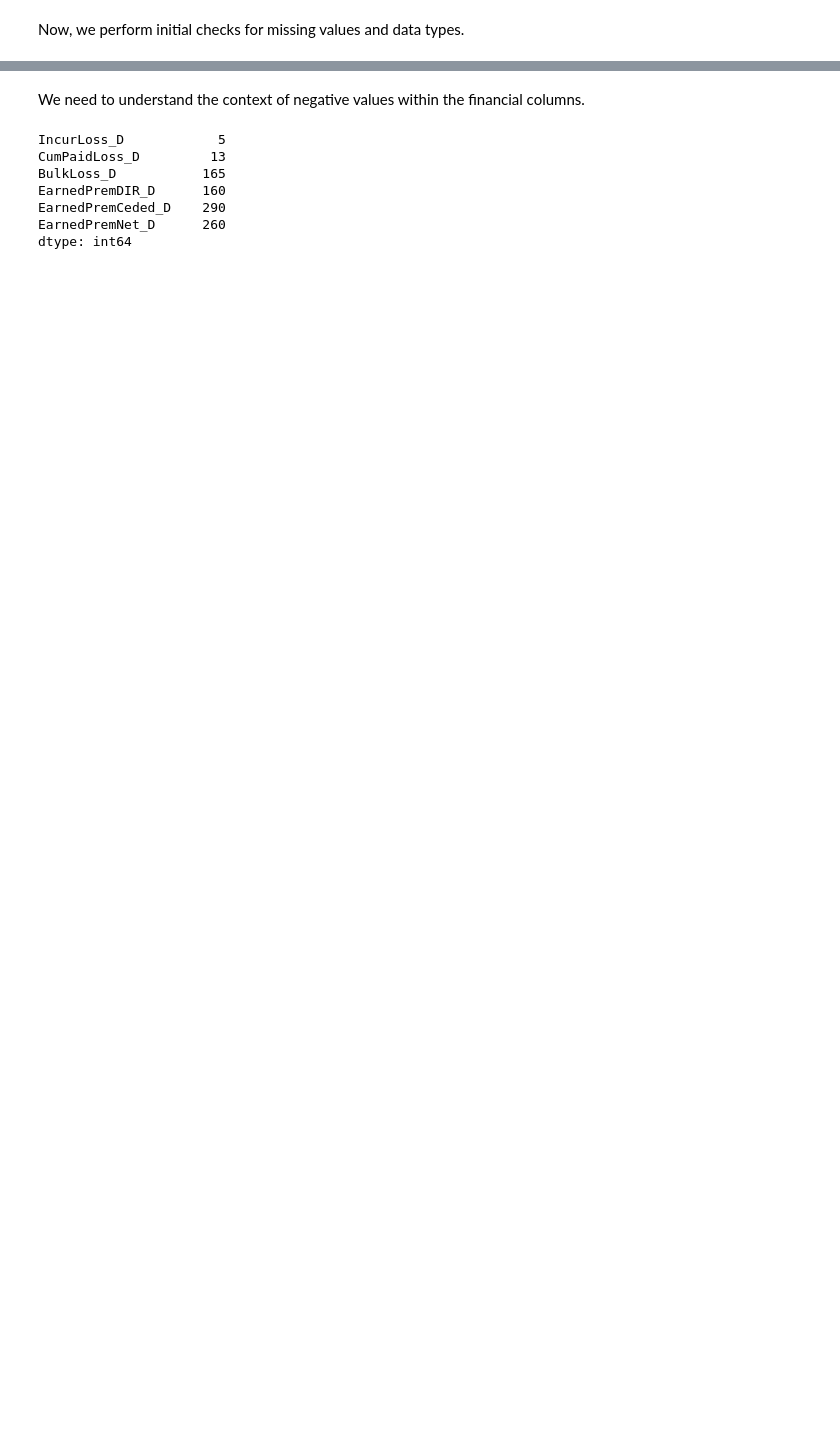
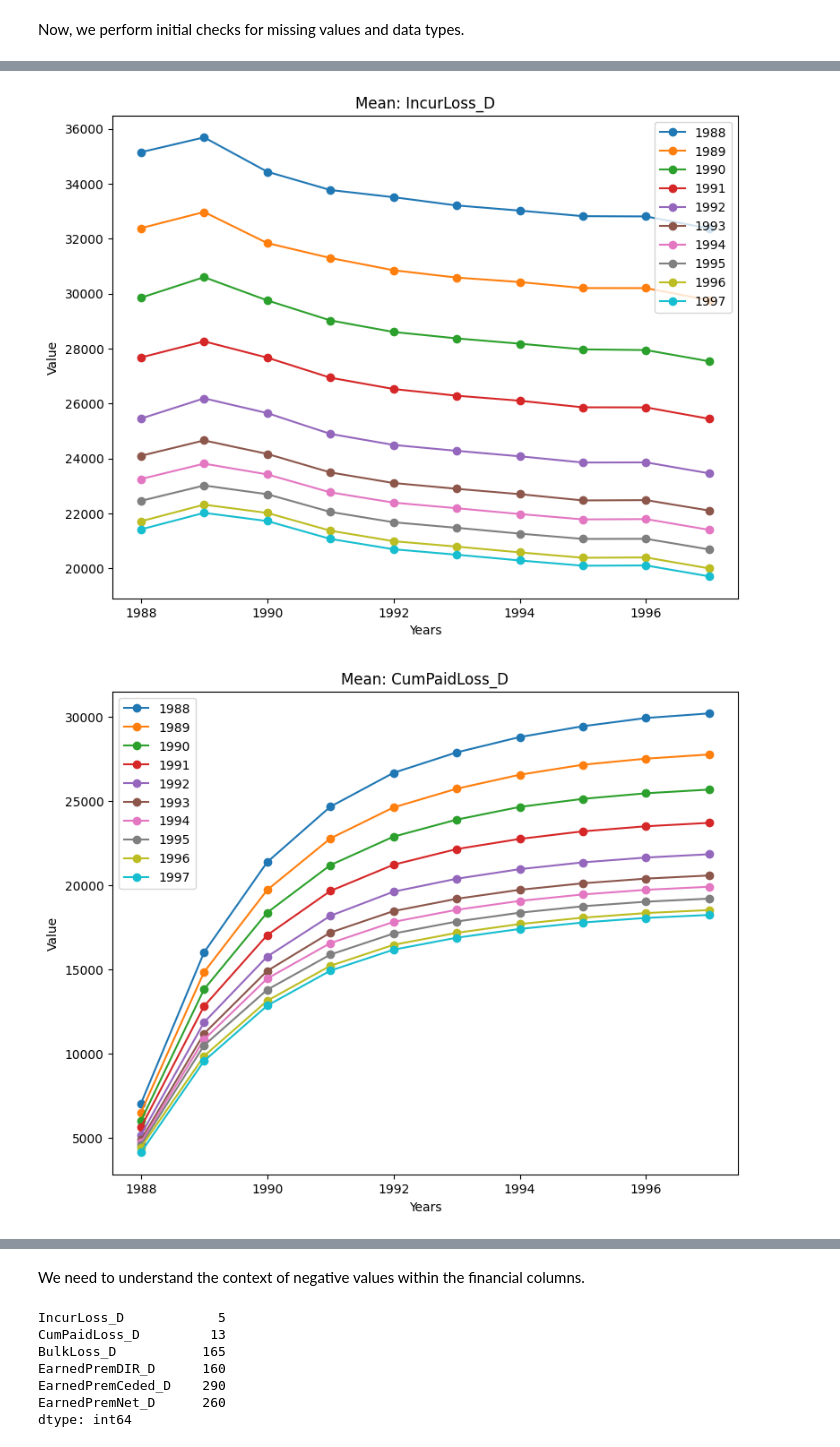
Before and after one commit to JuanLara18/Actuarial-DataMined-Provisiones, a Jupyter notebook: notebooks/Actuarial_Reserving_Analysis_with_Chain_Ladder_Method.ipynb, the cells around one changed output, grey strips where cells are left out. Drawn from its saved outputs; the diff is of its cells as text; code cells hidden in the pictures; blank space fills up the shorter version.

```diff
--- a/notebooks/Actuarial_Reserving_Analysis_with_Chain_Ladder_Method.ipynb
+++ b/notebooks/Actuarial_Reserving_Analysis_with_Chain_Ladder_Method.ipynb
@@ -156,0 +166,34 @@ for variable, array in DataComplete.items():
+# %%
+# Find the basics statistics component by component for each variable
+Means_C = {}
+for variable, array in DataComplete.items():
+  Means_C[variable] = pd.concat(array).groupby(level=0).mean()
+
+Var_C = {}
+for variable, array in DataComplete.items():
+  Var_C[variable] = pd.concat(array).groupby(level=0).var()
+
+Min_C = {}
+for variable, array in DataComplete.items():
+  Min_C[variable] = pd.concat(array).groupby(level=0).min()
+
+Max_C = {}
+for variable, array in DataComplete.items():
+  Max_C[variable] = pd.concat(array).groupby(level=0).max()
+
+Median_C = {}
+for variable, array in DataComplete.items():
+  Median_C[variable] = pd.concat(array).groupby(level=0).median()
+# %%
+# Export the graphs of the basis statistics
+for var in Important_Variables:
+  DrawGraph(Means_C[var], 'Mean: ' + var)
+
+for var in Important_Variables:
+  DrawGraph(Var_C[var], 'Variance: ' + var)
+
+for var in Important_Variables:
+  DrawGraph(Median_C[var], 'Median: ' + var)
+# %% [output]
+[figure, added]
+[figure, added]
```
Also changed, not shown: parts of 38 cells of this notebook.
